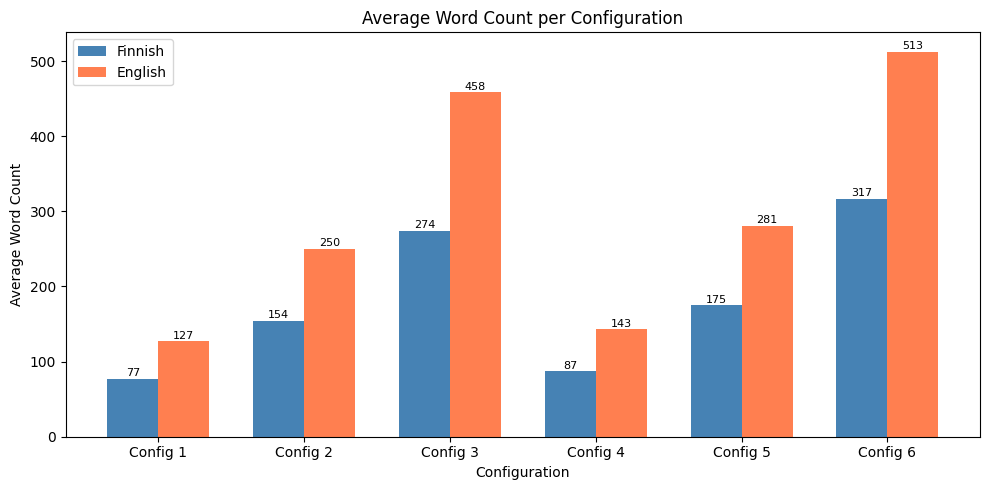
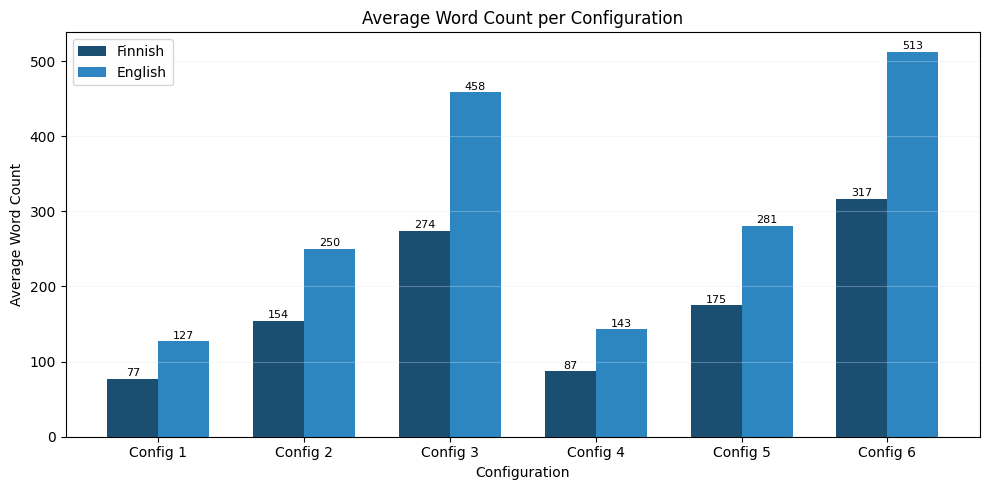
Unified diff of the notebook cell whose output changed from the first chart to the second:
--- before
+++ after
@@ -1,3 +1,7 @@
 import matplotlib.pyplot as plt
+
+# Color theme
+PRIMARY = '#1B4F72'
+SECONDARY = '#2E86C1'
 
 avg_lengths = {}
@@ -14,6 +18,6 @@
 
 fig, ax = plt.subplots(figsize=(10, 5))
-bars_fi = ax.bar([i - width/2 for i in x], fi_means, width, label='Finnish', color='steelblue')
-bars_en = ax.bar([i + width/2 for i in x], en_means, width, label='English', color='coral')
+bars_fi = ax.bar([i - width/2 for i in x], fi_means, width, label='Finnish', color=PRIMARY)
+bars_en = ax.bar([i + width/2 for i in x], en_means, width, label='English', color=SECONDARY)
 
 ax.set_xlabel('Configuration')
@@ -23,4 +27,5 @@
 ax.set_xticklabels(configs)
 ax.legend()
+ax.grid(axis='y', alpha=0.3, color='#D6EAF8')
 
 for bar in bars_fi:
@@ -32,5 +37,5 @@
 
 plt.tight_layout()
-plt.savefig(r"C:\Users\madee\OneDrive\Desktop\Thesis Project - Final\data\processed\config_word_counts.png", dpi=150)
+plt.savefig(os.path.join(base, "figures", "main", "config_word_counts.png"), dpi=150)
 plt.show()
 print("Plot saved.")

Commit: Push